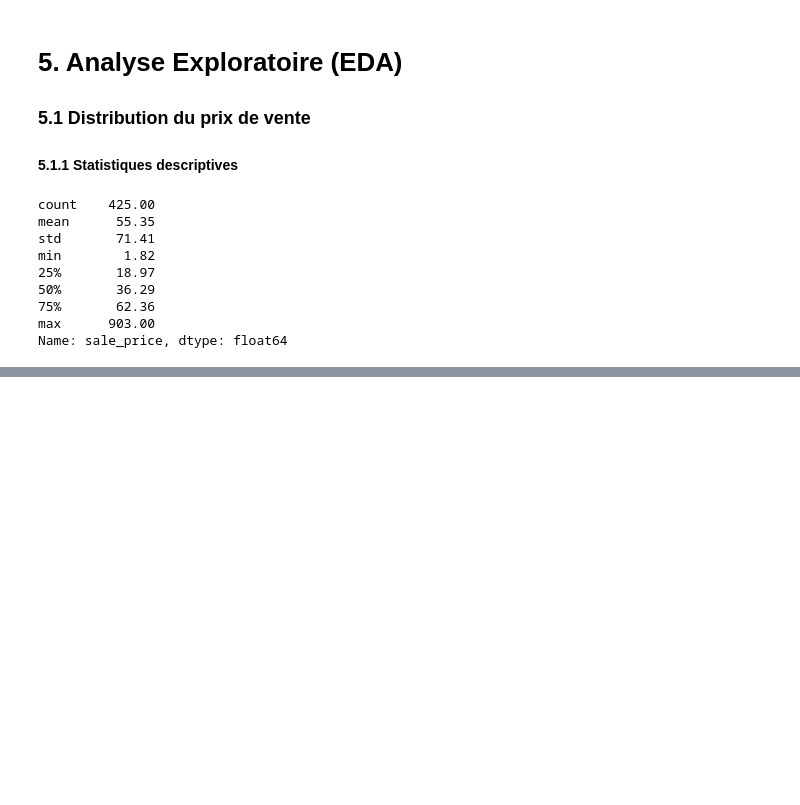
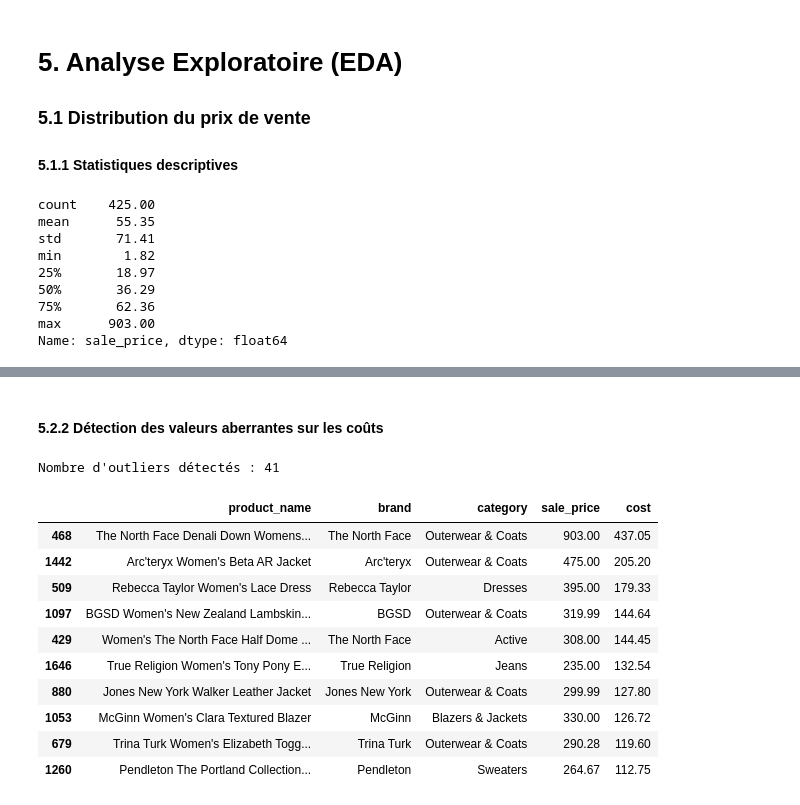
Before and after one commit to fko-data-sport/thelook-da-projet, a Jupyter notebook: notebooks/01_EDA_python.ipynb, the cells around one changed output, grey strips where cells are left out. Cells and saved outputs as stored; diff of their text form; code cells hidden in the pictures; blank space fills up the shorter version.

```diff
--- a/notebooks/01_EDA_python.ipynb
+++ b/notebooks/01_EDA_python.ipynb
@@ -542,0 +620,47 @@ Name: sale_price, dtype: float64
+# %% [markdown]
+#### 5.2.2 Détection des valeurs aberrantes sur les coûts
+# %%
+# Calcul des quartiles Q1 et Q3
+Q1 = df_sales["cost"].quantile(0.25)
+Q3 = df_sales["cost"].quantile(0.75)
+
+# Calcul de l'écart interquartile (IQR)
+IQR = Q3 - Q1
+
+# Définition des bornes hautes et basses
+limite_inferieure = Q1 - 1.5 * IQR
+limite_superieure = Q3 + 1.5 * IQR
+
+# Détection des valeurs aberrantes
+masque_outliers = (
+    (df_sales["cost"] < limite_inferieure) |
+    (df_sales["cost"] > limite_superieure)
+)
+
+# Extraction des outliers
+outliers = df_sales.loc[masque_outliers]
+
+# Affichage du nombre d'outliers
+print(f"Nombre d'outliers détectés : {len(outliers)}")
+
+# Affichage des 10 produits avec les coûts les plus élevés
+outliers[[
+    "product_name",
+    "brand",
+    "category",
+    "sale_price",
+    "cost"
+]].sort_values(by="cost", ascending=False).head(10)
+# %% [output]
+Nombre d'outliers détectés : 41
+|  | product_name | brand | category | sale_price | cost |
+| 468 | The North Face Denali Down Womens... | The North Face | Outerwear & Coats | 903.00 | 437.05 |
+| 1442 | Arc'teryx Women's Beta AR Jacket | Arc'teryx | Outerwear & Coats | 475.00 | 205.20 |
+| 509 | Rebecca Taylor Women's Lace Dress | Rebecca Taylor | Dresses | 395.00 | 179.33 |
+| 1097 | BGSD Women's New Zealand Lambskin... | BGSD | Outerwear & Coats | 319.99 | 144.64 |
+| 429 | Women's The North Face Half Dome ... | The North Face | Active | 308.00 | 144.45 |
+| 1646 | True Religion Women's Tony Pony E... | True Religion | Jeans | 235.00 | 132.54 |
+| 880 | Jones New York Walker Leather Jacket | Jones New York | Outerwear & Coats | 299.99 | 127.80 |
+| 1053 | McGinn Women's Clara Textured Blazer | McGinn | Blazers & Jackets | 330.00 | 126.72 |
+| 679 | Trina Turk Women's Elizabeth Togg... | Trina Turk | Outerwear & Coats | 290.28 | 119.60 |
+| 1260 | Pendleton The Portland Collection... | Pendleton | Sweaters | 264.67 | 112.75 |
```
Also changed, not shown: parts of 14 cells of this notebook.
